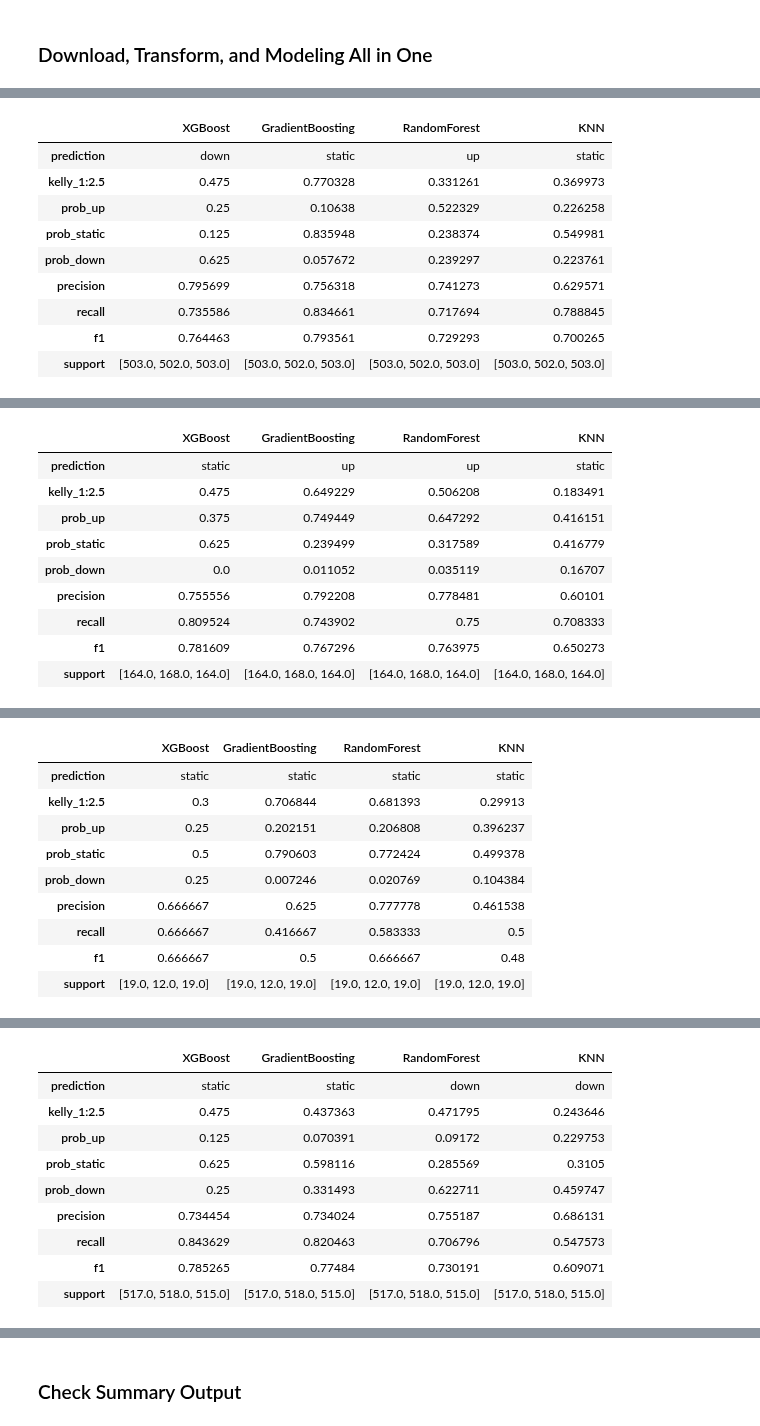
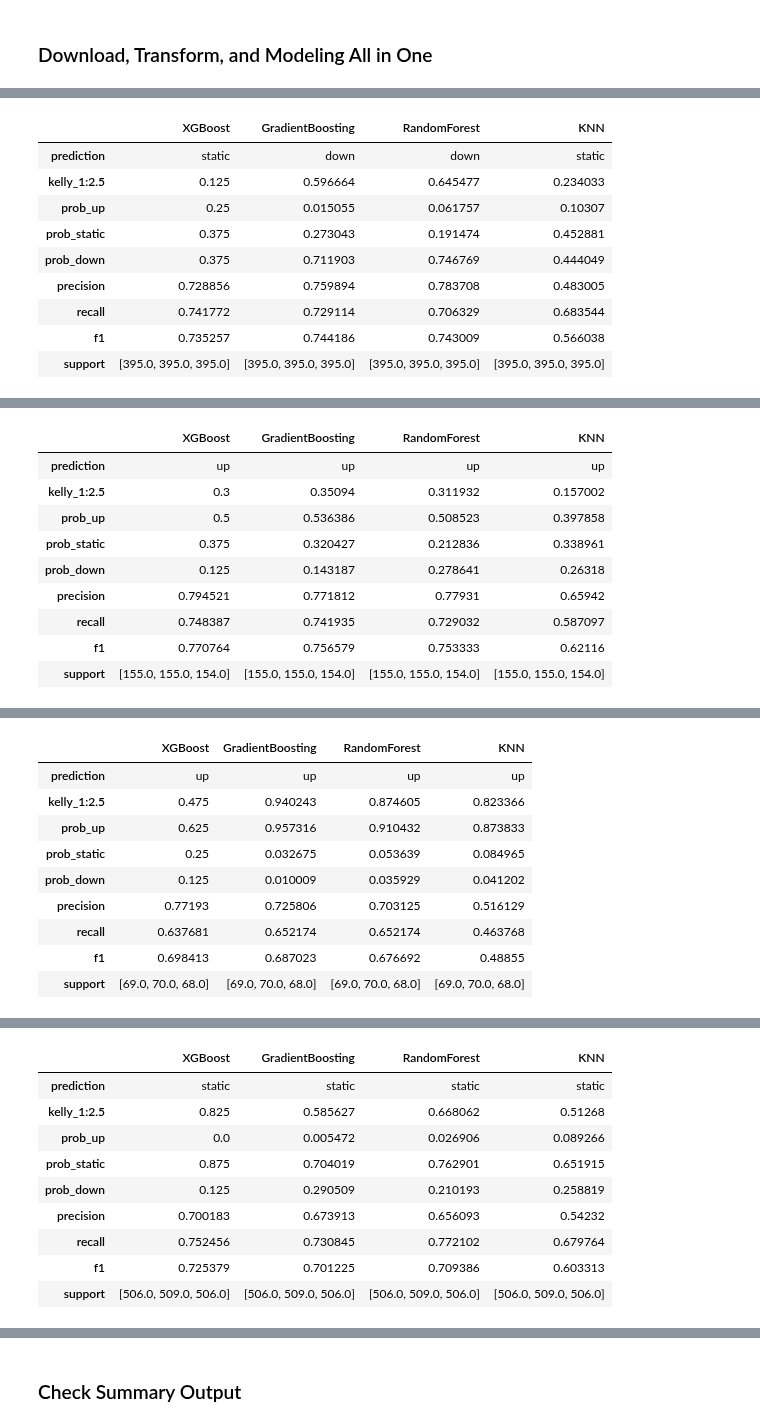
Before and after one commit to yuchild/stock_production, a Jupyter notebook: stock_next_time_frame_predictor.ipynb, the cells around one changed output, grey strips where cells are left out. Drawn from its saved outputs; the diff is of its cells as text; code cells hidden in the pictures.

```diff
--- a/stock_next_time_frame_predictor.ipynb
+++ b/stock_next_time_frame_predictor.ipynb
@@ -43,5 +43,5 @@ from src import functions as f
 # manufactoring suppliers
 # 'lrcs', 'klac', ''
 # %%
-f.predictions('nvda')
+f.predictions('cat')
 # %% [output]
@@ -49,10 +49,10 @@ NVDA 5m Interval Timestamp: 2024-10-25 14:55:38
 |  | XGBoost | GradientBoosting | RandomForest | KNN |
-| prediction | down | static | up | static |
-| kelly_1:2.5 | 0.475 | 0.770328 | 0.331261 | 0.369973 |
-| prob_up | 0.25 | 0.10638 | 0.522329 | 0.226258 |
-| prob_static | 0.125 | 0.835948 | 0.238374 | 0.549981 |
-| prob_down | 0.625 | 0.057672 | 0.239297 | 0.223761 |
-| precision | 0.795699 | 0.756318 | 0.741273 | 0.629571 |
-| recall | 0.735586 | 0.834661 | 0.717694 | 0.788845 |
-| f1 | 0.764463 | 0.793561 | 0.729293 | 0.700265 |
-| support | [503.0, 502.0, 503.0] | [503.0, 502.0, 503.0] | [503.0, 502.0, 503.0] | [503.0, 502.0, 503.0] |
+| prediction | static | down | down | static |
+| kelly_1:2.5 | 0.125 | 0.596664 | 0.645477 | 0.234033 |
+| prob_up | 0.25 | 0.015055 | 0.061757 | 0.10307 |
+| prob_static | 0.375 | 0.273043 | 0.191474 | 0.452881 |
+| prob_down | 0.375 | 0.711903 | 0.746769 | 0.444049 |
+| precision | 0.728856 | 0.759894 | 0.783708 | 0.483005 |
+| recall | 0.741772 | 0.729114 | 0.706329 | 0.683544 |
+| f1 | 0.735257 | 0.744186 | 0.743009 | 0.566038 |
+| support | [395.0, 395.0, 395.0] | [395.0, 395.0, 395.0] | [395.0, 395.0, 395.0] | [395.0, 395.0, 395.0] |
@@ -60,10 +60,10 @@ NVDA 15m Interval Timestamp: 2024-10-25 14:55:45
 |  | XGBoost | GradientBoosting | RandomForest | KNN |
-| prediction | static | up | up | static |
-| kelly_1:2.5 | 0.475 | 0.649229 | 0.506208 | 0.183491 |
-| prob_up | 0.375 | 0.749449 | 0.647292 | 0.416151 |
-| prob_static | 0.625 | 0.239499 | 0.317589 | 0.416779 |
-| prob_down | 0.0 | 0.011052 | 0.035119 | 0.16707 |
-| precision | 0.755556 | 0.792208 | 0.778481 | 0.60101 |
-| recall | 0.809524 | 0.743902 | 0.75 | 0.708333 |
-| f1 | 0.781609 | 0.767296 | 0.763975 | 0.650273 |
-| support | [164.0, 168.0, 164.0] | [164.0, 168.0, 164.0] | [164.0, 168.0, 164.0] | [164.0, 168.0, 164.0] |
+| prediction | up | up | up | up |
+| kelly_1:2.5 | 0.3 | 0.35094 | 0.311932 | 0.157002 |
+| prob_up | 0.5 | 0.536386 | 0.508523 | 0.397858 |
+| prob_static | 0.375 | 0.320427 | 0.212836 | 0.338961 |
+| prob_down | 0.125 | 0.143187 | 0.278641 | 0.26318 |
+| precision | 0.794521 | 0.771812 | 0.77931 | 0.65942 |
+| recall | 0.748387 | 0.741935 | 0.729032 | 0.587097 |
+| f1 | 0.770764 | 0.756579 | 0.753333 | 0.62116 |
+| support | [155.0, 155.0, 154.0] | [155.0, 155.0, 154.0] | [155.0, 155.0, 154.0] | [155.0, 155.0, 154.0] |
@@ -71,10 +71,10 @@ NVDA 30m Interval Timestamp: 2024-10-25 14:55:49
 |  | XGBoost | GradientBoosting | RandomForest | KNN |
-| prediction | static | static | static | static |
-| kelly_1:2.5 | 0.3 | 0.706844 | 0.681393 | 0.29913 |
-| prob_up | 0.25 | 0.202151 | 0.206808 | 0.396237 |
-| prob_static | 0.5 | 0.790603 | 0.772424 | 0.499378 |
-| prob_down | 0.25 | 0.007246 | 0.020769 | 0.104384 |
-| precision | 0.666667 | 0.625 | 0.777778 | 0.461538 |
-| recall | 0.666667 | 0.416667 | 0.583333 | 0.5 |
-| f1 | 0.666667 | 0.5 | 0.666667 | 0.48 |
-| support | [19.0, 12.0, 19.0] | [19.0, 12.0, 19.0] | [19.0, 12.0, 19.0] | [19.0, 12.0, 19.0] |
+| prediction | up | up | up | up |
+| kelly_1:2.5 | 0.475 | 0.940243 | 0.874605 | 0.823366 |
+| prob_up | 0.625 | 0.957316 | 0.910432 | 0.873833 |
+| prob_static | 0.25 | 0.032675 | 0.053639 | 0.084965 |
+| prob_down | 0.125 | 0.010009 | 0.035929 | 0.041202 |
+| precision | 0.77193 | 0.725806 | 0.703125 | 0.516129 |
+| recall | 0.637681 | 0.652174 | 0.652174 | 0.463768 |
+| f1 | 0.698413 | 0.687023 | 0.676692 | 0.48855 |
+| support | [69.0, 70.0, 68.0] | [69.0, 70.0, 68.0] | [69.0, 70.0, 68.0] | [69.0, 70.0, 68.0] |
@@ -82,10 +82,10 @@ NVDA 1h Interval Timestamp: 2024-10-25 14:55:51
 |  | XGBoost | GradientBoosting | RandomForest | KNN |
-| prediction | static | static | down | down |
-| kelly_1:2.5 | 0.475 | 0.437363 | 0.471795 | 0.243646 |
-| prob_up | 0.125 | 0.070391 | 0.09172 | 0.229753 |
-| prob_static | 0.625 | 0.598116 | 0.285569 | 0.3105 |
-| prob_down | 0.25 | 0.331493 | 0.622711 | 0.459747 |
-| precision | 0.734454 | 0.734024 | 0.755187 | 0.686131 |
-| recall | 0.843629 | 0.820463 | 0.706796 | 0.547573 |
-| f1 | 0.785265 | 0.77484 | 0.730191 | 0.609071 |
-| support | [517.0, 518.0, 515.0] | [517.0, 518.0, 515.0] | [517.0, 518.0, 515.0] | [517.0, 518.0, 515.0] |
+| prediction | static | static | static | static |
+| kelly_1:2.5 | 0.825 | 0.585627 | 0.668062 | 0.51268 |
+| prob_up | 0.0 | 0.005472 | 0.026906 | 0.089266 |
+| prob_static | 0.875 | 0.704019 | 0.762901 | 0.651915 |
+| prob_down | 0.125 | 0.290509 | 0.210193 | 0.258819 |
+| precision | 0.700183 | 0.673913 | 0.656093 | 0.54232 |
+| recall | 0.752456 | 0.730845 | 0.772102 | 0.679764 |
+| f1 | 0.725379 | 0.701225 | 0.709386 | 0.603313 |
+| support | [506.0, 509.0, 506.0] | [506.0, 509.0, 506.0] | [506.0, 509.0, 506.0] | [506.0, 509.0, 506.0] |
```
Also changed, not shown: parts of 1 cell of this notebook, 28 other files.
